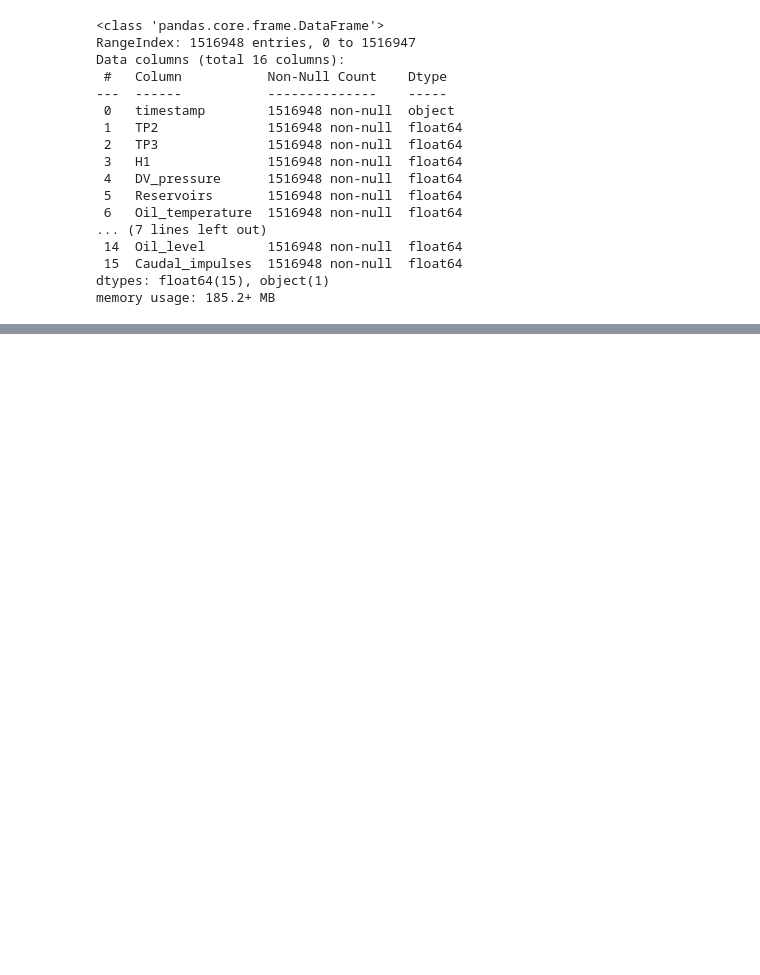
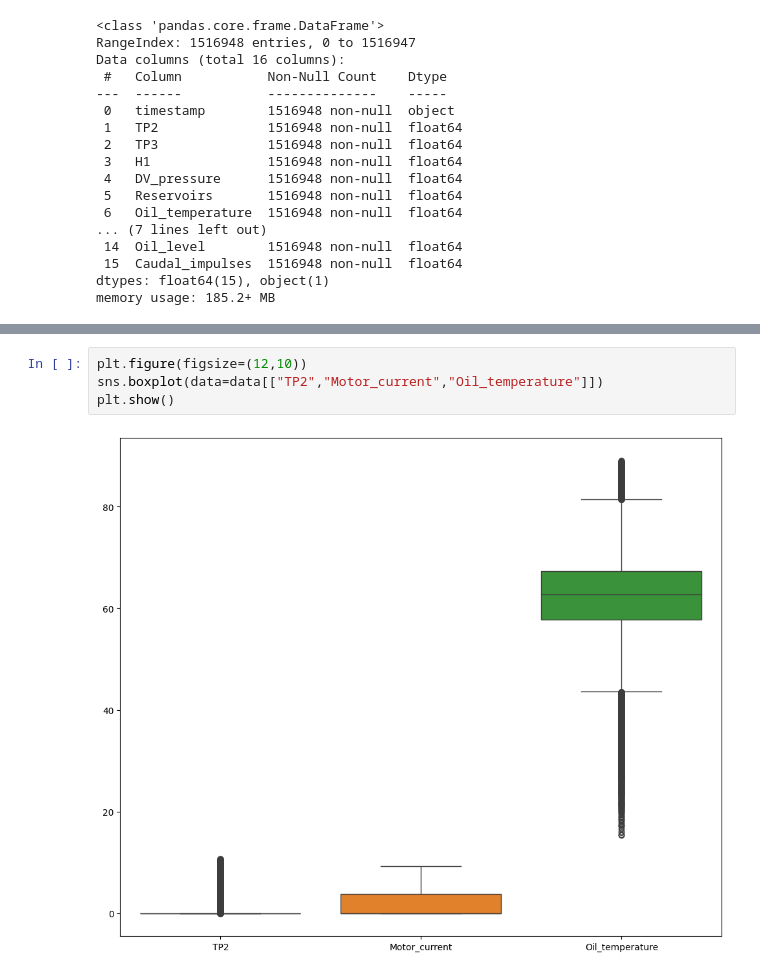
Before and after one commit to sfaxibrahim/Mlops, a Jupyter notebook: notebooks/Data_preprocess.ipynb, the cells around one changed output, grey strips where cells are left out. Saved outputs shown, nothing was run; the diff lists cells and outputs as text; blank space fills up the shorter version.

```diff
--- a/notebooks/Data_preprocess.ipynb
+++ b/notebooks/Data_preprocess.ipynb
@@ -107,0 +102,6 @@ memory usage: 185.2+ MB
+# %%
+plt.figure(figsize=(12,10))
+sns.boxplot(data=data[["TP2","Motor_current","Oil_temperature"]])
+plt.show()
+# %% [output]
+[figure, added]
```
Also changed, not shown: parts of 4 cells of this notebook, 8 other files.
